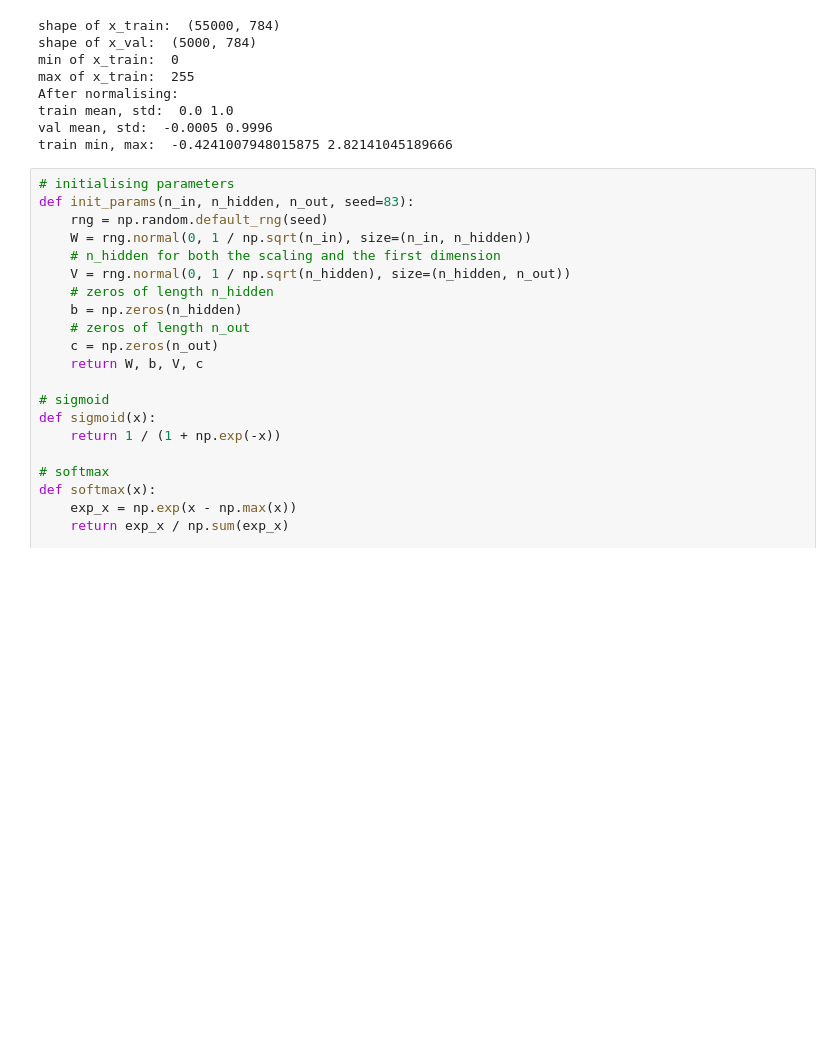
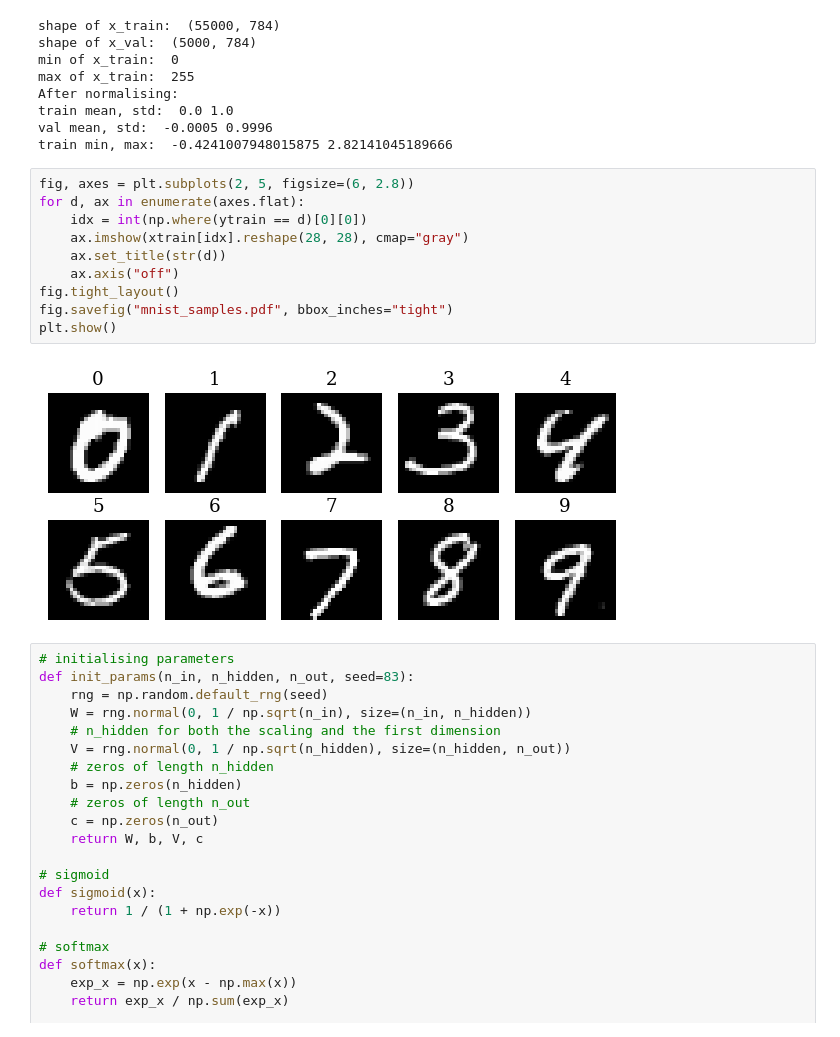
Before and after one commit to alisonattard/DeepLearning, a Jupyter notebook: Code.ipynb, the cells around one changed output. Cells and saved outputs as stored; diff of their text form; blank space fills up the shorter version.

```diff
--- a/Code.ipynb
+++ b/Code.ipynb
@@ -418,6 +418,18 @@ After normalising:
 train mean, std:  0.0 1.0
 val mean, std:  -0.0005 0.9996
 train min, max:  -0.4241007948015875 2.82141045189666
+# %%
+fig, axes = plt.subplots(2, 5, figsize=(6, 2.8))
+for d, ax in enumerate(axes.flat):
+    idx = int(np.where(ytrain == d)[0][0])
+    ax.imshow(xtrain[idx].reshape(28, 28), cmap="gray")
+    ax.set_title(str(d))
+    ax.axis("off")
+fig.tight_layout()
+fig.savefig("mnist_samples.pdf", bbox_inches="tight")
+plt.show()
+# %% [output]
+[figure, added]
 # %%
 # initialising parameters
 def init_params(n_in, n_hidden, n_out, seed=83):
```
Also changed, not shown: parts of 2 cells of this notebook, 1 other file.
